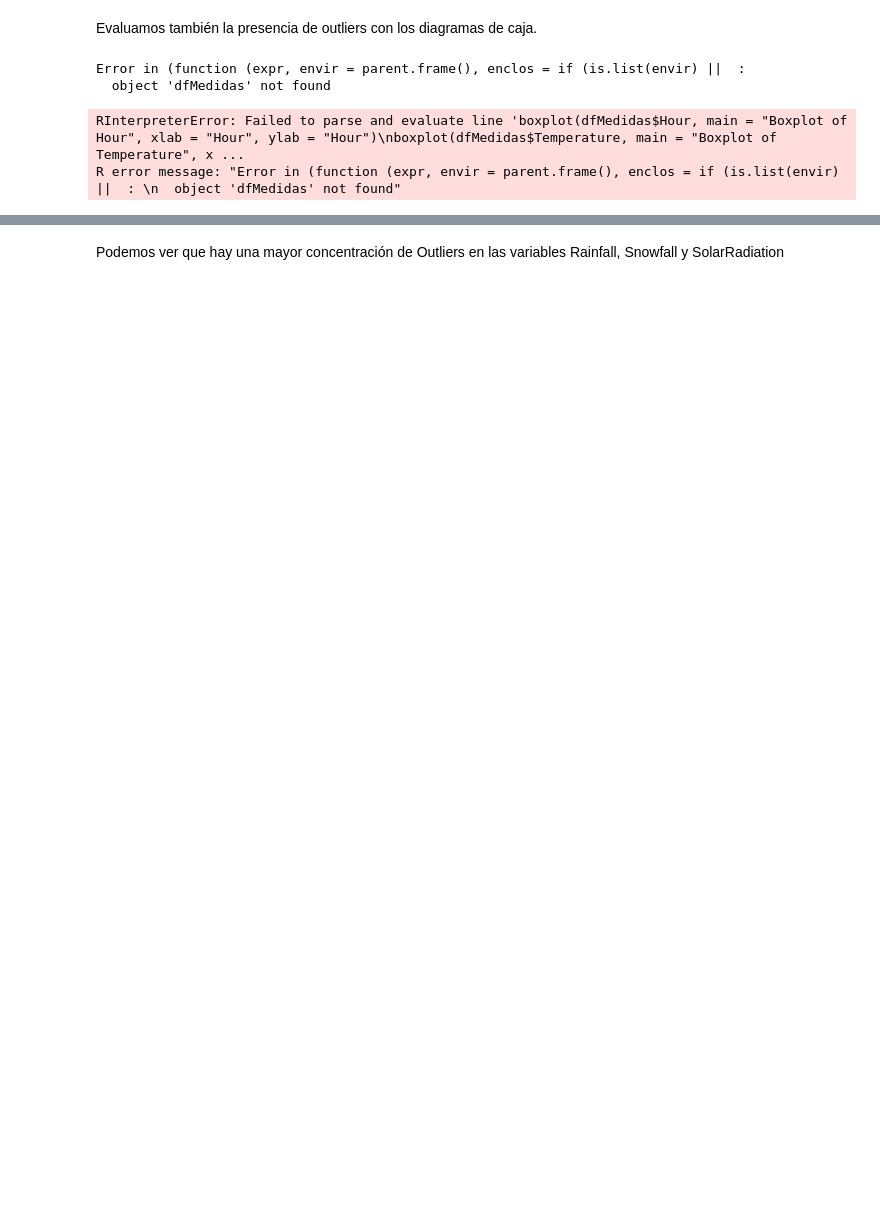
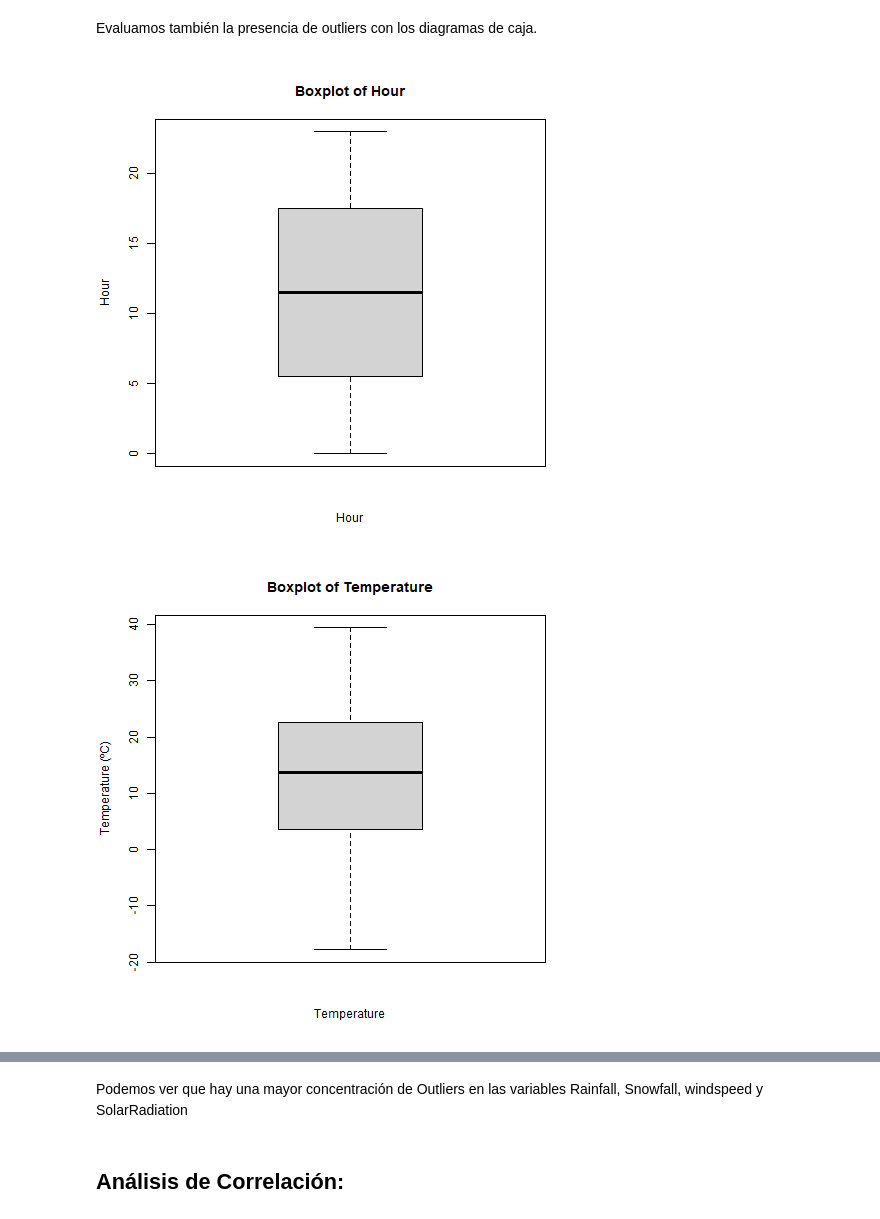
Before and after one commit to Arturo-Hernanz-CM/analisis_datos_modelo_regresion_bicicletas_seul, a Jupyter notebook: modelo.ipynb, the cells around one changed output, grey strips where cells are left out. Cells and saved outputs as stored; diff of their text form; code cells hidden in the pictures; blank space fills up the shorter version.

```diff
--- a/modelo.ipynb
+++ b/modelo.ipynb
@@ -162,16 +192,14 @@ Evaluamos también la presencia de outliers con los diagramas de caja.
 # %%
 %%R
 boxplot(dfMedidas$Hour, main = "Boxplot of Hour", xlab = "Hour", ylab = "Hour")
-boxplot(dfMedidas$Temperature, main = "Boxplot of Temperature", xlab = "Temperature", ylab = "Temperature")
-boxplot(dfMedidas$Humidity, main = "Boxplot of Humidity", xlab = "Humidity", ylab = "Humidity")
-boxplot(dfMedidas$Visibility, main = "Boxplot of Visibility", xlab = "Visibility", ylab = "Visibility")
-boxplot(dfMedidas$Rainfall, main = "Boxplot of Rainfall", xlab = "Rainfall", ylab = "Rainfall")
-boxplot(dfMedidas$Snowfall, main = "Boxplot of Snowfall", xlab = "Snowfall", ylab = "Snowfall")
-boxplot(dfMedidas$Wind_speed, main = "Boxplot of WindSpeed", xlab = "WindSpeed", ylab = "WindSpeed")
-boxplot(dfMedidas$Dew_point_temperature, main = "Boxplot of DewPointTemperature", xlab = "DewPointTemperature", ylab = "DewPointTemperature")
-boxplot(dfMedidas$Solar_Radiation, main = "Boxplot of SolarRadiation", xlab = "SolarRadiation", ylab = "SolarRadiation")
+boxplot(dfMedidas$Temperature, main = "Boxplot of Temperature", xlab = "Temperature", ylab = "Temperature (ºC)")
+boxplot(dfMedidas$Humidity, main = "Boxplot of Humidity", xlab = "Humidity", ylab = "Humidity (%)")
+boxplot(dfMedidas$Visibility, main = "Boxplot of Visibility", xlab = "Visibility", ylab = "Visibility (10m)")
+boxplot(dfMedidas$Rainfall, main = "Boxplot of Rainfall", xlab = "Rainfall", ylab = "Rainfall (mm)")
+boxplot(dfMedidas$Snowfall, main = "Boxplot of Snowfall", xlab = "Snowfall", ylab = "Snowfall (cm)")
+boxplot(dfMedidas$Wind_speed, main = "Boxplot of WindSpeed", xlab = "WindSpeed", ylab = "WindSpeed (m/s)")
+boxplot(dfMedidas$Dew_point_temperature, main = "Boxplot of DewPointTemperature", xlab = "DewPointTemperature (ºC)", ylab = "DewPointTemperature")
+boxplot(dfMedidas$Solar_Radiation, main = "Boxplot of SolarRadiation", xlab = "SolarRadiation", ylab = "SolarRadiation (MJ/m2)")
 # %% [output]
-Error in (function (expr, envir = parent.frame(), enclos = if (is.list(envir) ||  :
-  object 'dfMedidas' not found
-RInterpreterError: Failed to parse and evaluate line 'boxplot(dfMedidas$Hour, main = "Boxplot of Hour", xlab = "Hour", ylab = "Hour")\nboxplot(dfMedidas$Temperature, main = "Boxplot of Temperature", x ...
-R error message: "Error in (function (expr, envir = parent.frame(), enclos = if (is.list(envir) ||  : \n  object 'dfMedidas' not found"
+[figure, added]
+[figure, added]
@@ -178,2 +213,4 @@ R error message: "Error in (function (expr, envir = parent.frame(), enclos = if
 # %% [markdown]
-Podemos ver que hay una mayor concentración de Outliers en las variables Rainfall, Snowfall y SolarRadiation
+Podemos ver que hay una mayor concentración de Outliers en las variables Rainfall, Snowfall, windspeed y SolarRadiation
+# %% [markdown]
+## Análisis de Correlación:
```
Also changed, not shown: parts of 8 cells of this notebook.
